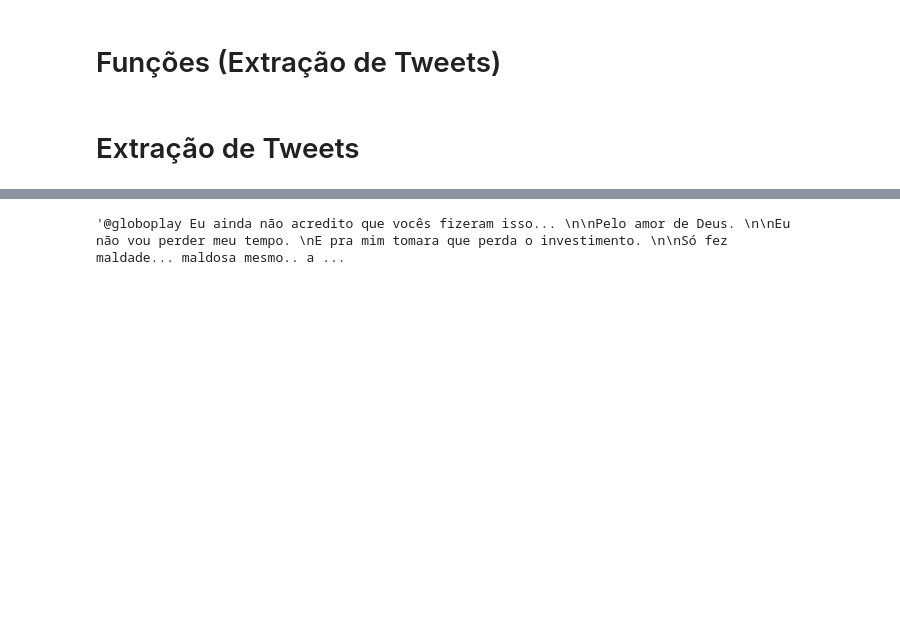
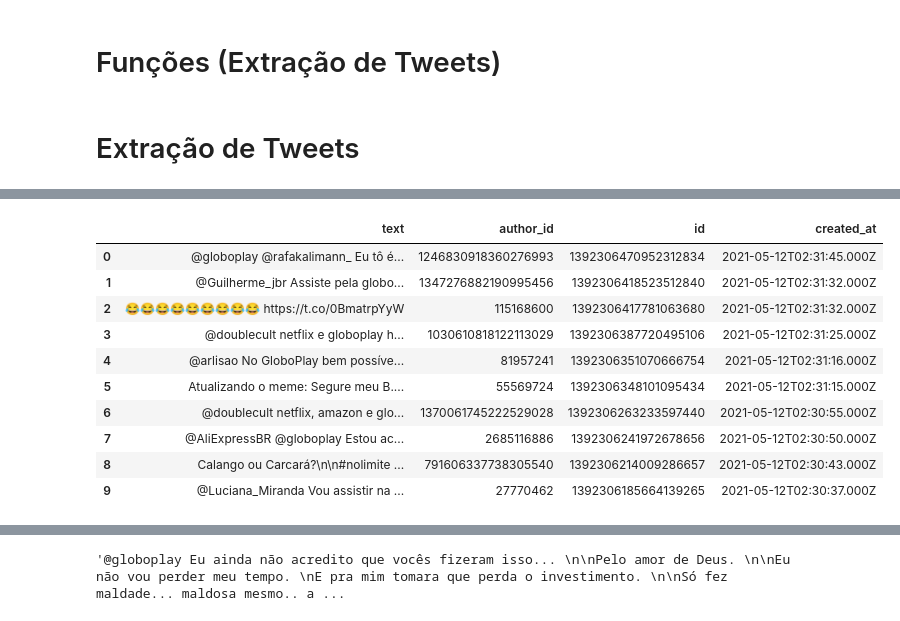
Before and after one commit to juliohenr/TEXT-EXPLORATORY, a Jupyter notebook: data_extract_twitter/api_twitter_study.ipynb, the cells around one changed output, grey strips where cells are left out. Saved outputs shown, nothing was run; the diff lists cells and outputs as text; code cells hidden in the pictures; blank space fills up the shorter version.

```diff
--- a/data_extract_twitter/api_twitter_study.ipynb
+++ b/data_extract_twitter/api_twitter_study.ipynb
@@ -267,7 +267,7 @@ def extract_100_tweets(query = "@BBB -is:retweet",until_id=None):
 
     return json_response
 
-def extract_many_tweets(qnt_cycle=10,folder="data_tweets",until_id=None,query="@BBB"):
+def extract_many_tweets(qnt_cycle=10,folder="data_tweets",until_id=None,query="@BBB",start_from_id=None):
 
 
     oldest_id = None
@@ -395,0 +634,18 @@ data_tweets_final["text"][0]
+# %%
+data_tweets_final = extract_many_tweets(qnt_cycle=1,folder="data_tweets",query="globoplay",bearer_token = BEARER_TOKEN,since_id="1392305680640585733")
+# %%
+df = pd.DataFrame.from_dict(data_tweets_final["data"])
+# %%
+df
+# %% [output]
+|  | text | author_id | id | created_at |
+| 0 | @globoplay @rafakalimann_ Eu tô é... | 1246830918360276993 | 1392306470952312834 | 2021-05-12T02:31:45.000Z |
+| 1 | @Guilherme_jbr Assiste pela globo... | 1347276882190995456 | 1392306418523512840 | 2021-05-12T02:31:32.000Z |
+| 2 | 😂😂😂😂😂😂😂😂😂 https://t.co/0BmatrpYyW | 115168600 | 1392306417781063680 | 2021-05-12T02:31:32.000Z |
+| 3 | @doublecult netflix e globoplay h... | 1030610818122113029 | 1392306387720495106 | 2021-05-12T02:31:25.000Z |
+| 4 | @arlisao No GloboPlay bem possíve... | 81957241 | 1392306351070666754 | 2021-05-12T02:31:16.000Z |
+| 5 | Atualizando o meme: Segure meu B.... | 55569724 | 1392306348101095434 | 2021-05-12T02:31:15.000Z |
+| 6 | @doublecult netflix, amazon e glo... | 1370061745222529028 | 1392306263233597440 | 2021-05-12T02:30:55.000Z |
+| 7 | @AliExpressBR @globoplay Estou ac... | 2685116886 | 1392306241972678656 | 2021-05-12T02:30:50.000Z |
+| 8 | Calango ou Carcará?\n\n#nolimite ... | 791606337738305540 | 1392306214009286657 | 2021-05-12T02:30:43.000Z |
+| 9 | @Luciana_Miranda Vou assistir na ... | 27770462 | 1392306185664139265 | 2021-05-12T02:30:37.000Z |
```
Also changed, not shown: parts of 8 cells of this notebook, 4 other files.
